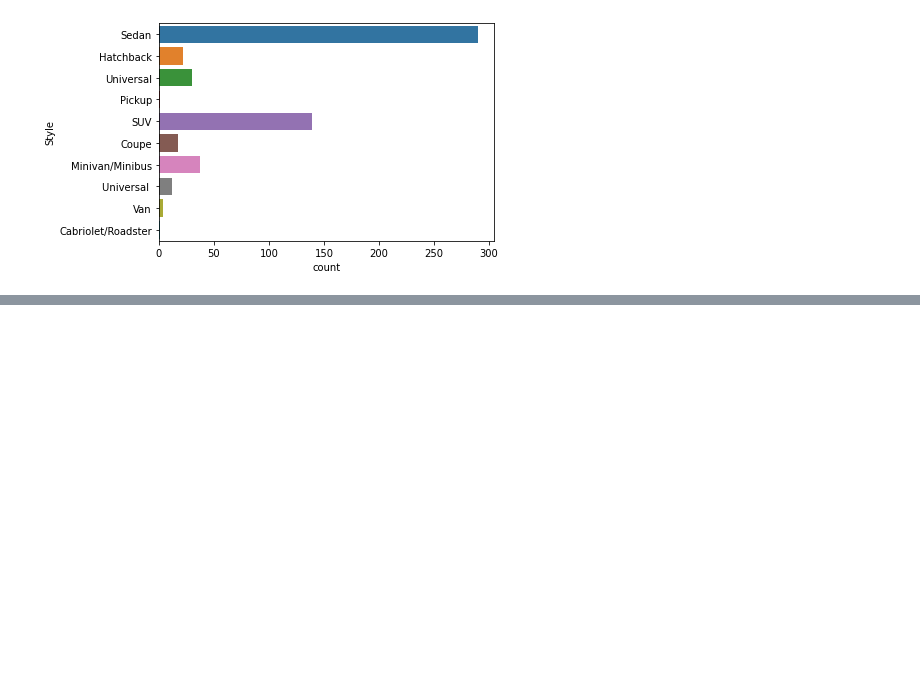
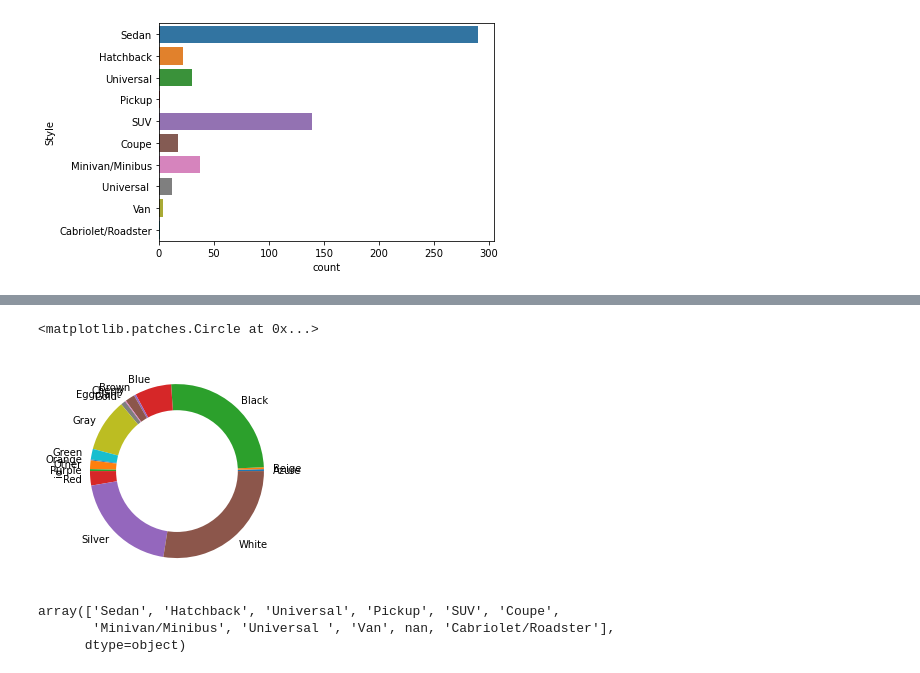
Before and after one commit to AnushavanAleksanyan/Computer_Vision_proj, a Jupyter notebook: src/notebooks/data_exploring.ipynb, the cells around one changed output, grey strips where cells are left out. Cells and saved outputs as stored; diff of their text form; code cells hidden in the pictures; blank space fills up the shorter version.

```diff
--- a/src/notebooks/data_exploring.ipynb
+++ b/src/notebooks/data_exploring.ipynb
@@ -32,3 +38,5 @@ sns.countplot(y="Style", data=df)
 # %% [output]
 <AxesSubplot:xlabel='count', ylabel='Style'>
 [figure]
+# %%
+color_group = df.groupby("Color")["id"].count()
@@ -34,0 +53,8 @@ sns.countplot(y="Style", data=df)
+# %%
+color_group.plot.pie(y = "Color", pctdistance=0)
+centre_circle = plt.Circle((0,0),0.70,fc='white')
+fig = plt.gcf()
+fig.gca().add_artist(centre_circle)
+# %% [output]
+<matplotlib.patches.Circle at 0x...>
+[figure, added]
@@ -34,0 +63,6 @@ sns.countplot(y="Style", data=df)
+# %%
+df["Style"].unique()
+# %% [output]
+array(['Sedan', 'Hatchback', 'Universal', 'Pickup', 'SUV', 'Coupe',
+       'Minivan/Minibus', 'Universal ', 'Van', nan, 'Cabriolet/Roadster'],
+      dtype=object)
```
Also changed, not shown: parts of 5 cells of this notebook.
